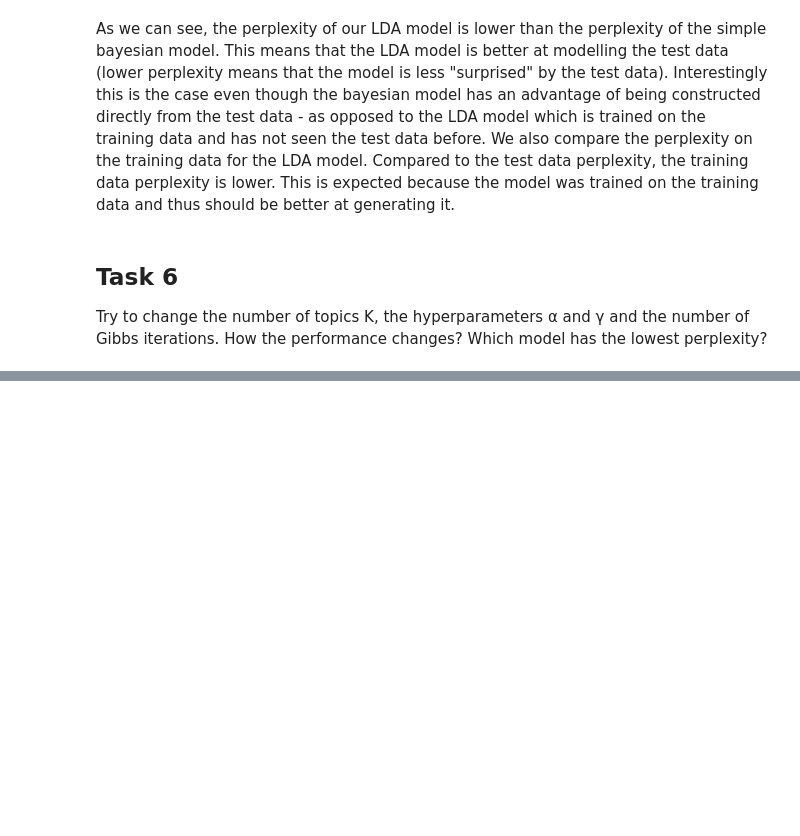
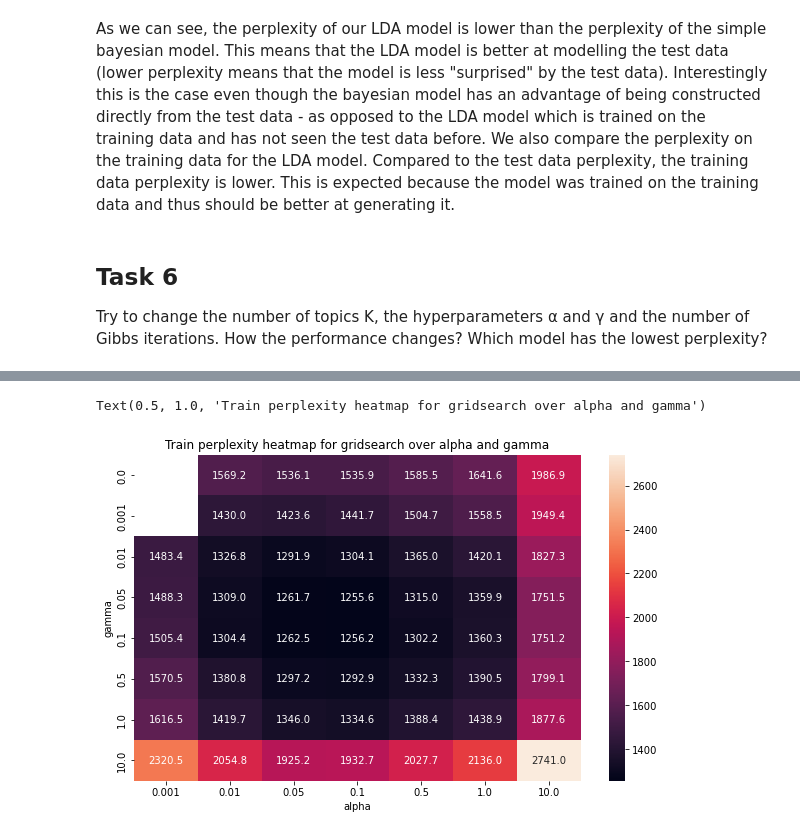
Before and after one commit to kukas/lda_topic_modeling, a Jupyter notebook: latent_dirichlet_allocation.ipynb, the cells around one changed output, grey strips where cells are left out. Cells and saved outputs as stored; diff of their text form; code cells hidden in the pictures; blank space fills up the shorter version.

```diff
--- a/latent_dirichlet_allocation.ipynb
+++ b/latent_dirichlet_allocation.ipynb
@@ -391,0 +380,30 @@ sns.heatmap(df_last, annot=True)
+# %%
+topics = 20
+
+res_test_pp = []
+with open("./hyperparameter_search_numba/results.pickle", "rb") as f:
+    results = pickle.load(f)
+
+test_data = docs_test
+# compute test perplexity for the last iteration for each run
+for result in results:
+    alpha = result["alpha"]
+    gamma = result["gamma"]
+    seed = result["seed"]
+    print("alpha", alpha, "gamma", gamma, "seed", seed)
+    model = LDATopicModel(docs, dictionary, topics, alpha, gamma, compute_z_nd=False)
+    model.load(f"./hyperparameter_search_numba/ldamodel_topics20_alpha{alpha}_gamma{gamma}_iterations100_seed{seed}/model_100.pickle")
+    # print("Model loaded, assign topics")
+    flat_docs, docs_lengths, c_d = model.assign_topics(test_data, 50)
+    # print("Compute entropy")
+    H = model.entropy_data(flat_docs, docs_lengths, c_d)
+    PP = 2**H
+    # print(f"Entropy of test data: {H}")
+    # print(f"Perplexity of test data: {PP}, train data: {result['perplexities'][-1][1]}")
+    res_test_pp.append({
+        "test_perplexity": PP,
+        "train_perplexity": result["perplexities"][-1][1],
+        "seed": result["seed"],
+        "alpha": alpha,
+        "gamma": gamma
+    })
@@ -391,0 +428,13 @@ sns.heatmap(df_last, annot=True)
+# %%
+import pandas as pd
+df_test = pd.DataFrame(res_test_pp)
+df_test = df_test.groupby(["alpha", "gamma"]).mean().reset_index()
+# %%
+# plot heatmap of last perplexity for each run
+df_test_pivot = df_test.pivot(index="gamma", columns="alpha", values="train_perplexity")
+plt.figure(figsize=(10,6))
+ax = sns.heatmap(df_test_pivot, annot=True, fmt='.1f')
+ax.set_title(f"Train perplexity heatmap for gridsearch over alpha and gamma")
+# %% [output]
+Text(0.5, 1.0, 'Train perplexity heatmap for gridsearch over alpha and gamma')
+[figure, added]
```
Also changed, not shown: parts of 24 cells of this notebook, 1 other file.
